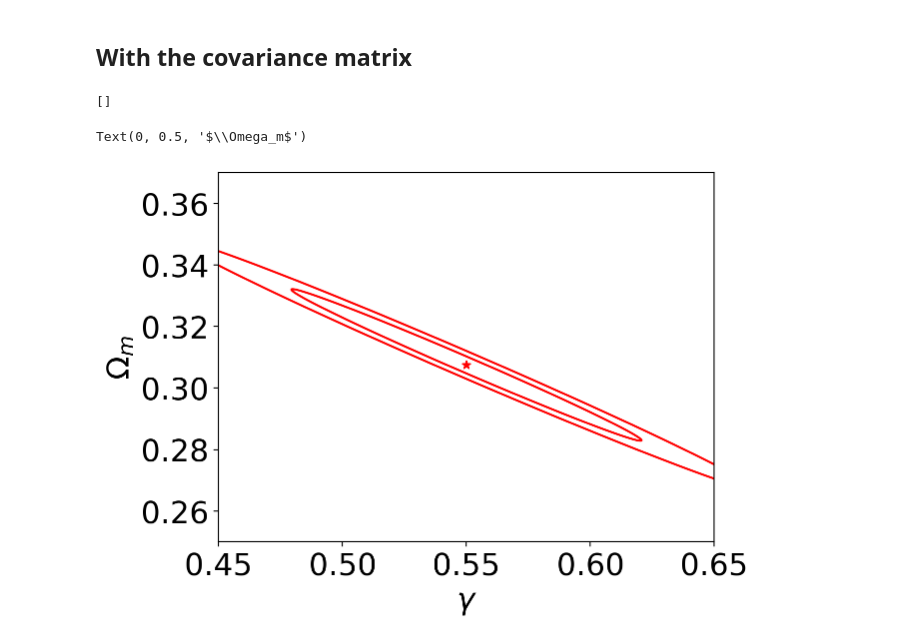
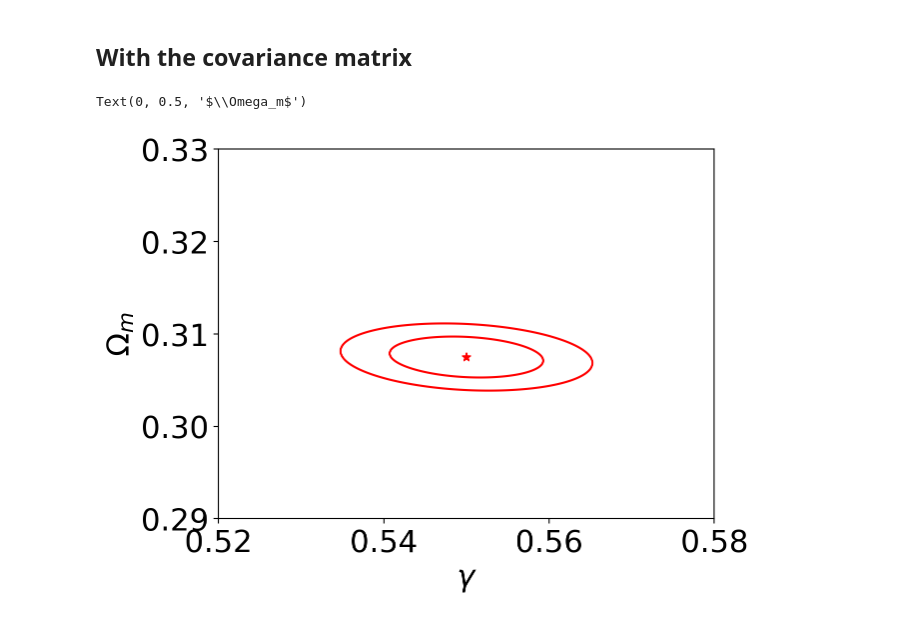
Before and after one commit to cmatties/CAMB-Workbook, a Jupyter notebook: Observables_with_Observational_Error_Bars.ipynb, the cells around one changed output. Drawn from its saved outputs; the diff is of its cells as text; code cells hidden in the pictures.

```diff
--- a/Observables_with_Observational_Error_Bars.ipynb
+++ b/Observables_with_Observational_Error_Bars.ipynb
@@ -439,25 +433,24 @@ Text(0, 0.5, '$\\Omega_m$')
 # %% [markdown]
 ## With the covariance matrix
 # %%
-params = np.array([cosmo_fid.gamma, cosmo_fid.Omega_m])
-def mean_fn(p):
-    cosmo = jc.Planck15(Omega_c=p[0], sigma8=p[1])
+params = np.array([cosmo_fid.gamma, cosmo_fid.Omega_b, cosmo_fid.Omega_c])
+def mean_fn_gamma_omega_m(p):
+    cosmo = jc.Planck15(gamma=p[0], Omega_b=p[1]+p[2]) # Is this actually a valid way of doing a forecast for Omega_m?
+    #It seems like I'm really using Omega_b as the parameter, esp. since the constant Omega_c will fall out when taking the derivative.
     m = jc.angular_cl.angular_cl(cosmo, ell, probes)
     return m.flatten()
-jac_mean = jax.jit(jax.jacfwd(mean_fn))
+jac_mean_gamma_omega_m = jax.jit(jax.jacfwd(mean_fn_gamma_omega_m))
 # %%
-dmu = jac_mean(params)
+dmu = jac_mean_gamma_omega_m(params)
-# %% [output]
-[]
 # %%
 F_2 = jc.sparse.dot(dmu.T, jc.sparse.inv(cov), dmu)
 # %%
 fig,ax = plt.subplots(1,1)
-plot_contours_slow(F_2, [cosmo_fid.gamma, cosmo_fid.Omega_m], ax, xlim = (.45,.65), ylim = (.25,.37), dchi2 = 2.3)
-plot_contours_slow(F_2, [cosmo_fid.gamma, cosmo_fid.Omega_m], ax, xlim = (.45,.65), ylim = (.25,.37), dchi2 = 6.2)
+plot_contours_slow(F_2, [cosmo_fid.gamma, cosmo_fid.Omega_m], ax, xlim = (.52,.58), ylim = (.29,.33), dchi2 = 2.3)
+plot_contours_slow(F_2, [cosmo_fid.gamma, cosmo_fid.Omega_m], ax, xlim = (.52,.58), ylim = (.29,.33), dchi2 = 6.2)
 ax.scatter(cosmo_fid.gamma, cosmo_fid.Omega_m, color='red', marker='*')
 ax.set_xlabel(r'$\gamma$')
 ax.set_ylabel(r'$\Omega_m$')
 # %% [output]
 Text(0, 0.5, '$\\Omega_m$')
-[figure, old version]
+[figure, new version]
```
Also changed, not shown: parts of 6 cells of this notebook.
